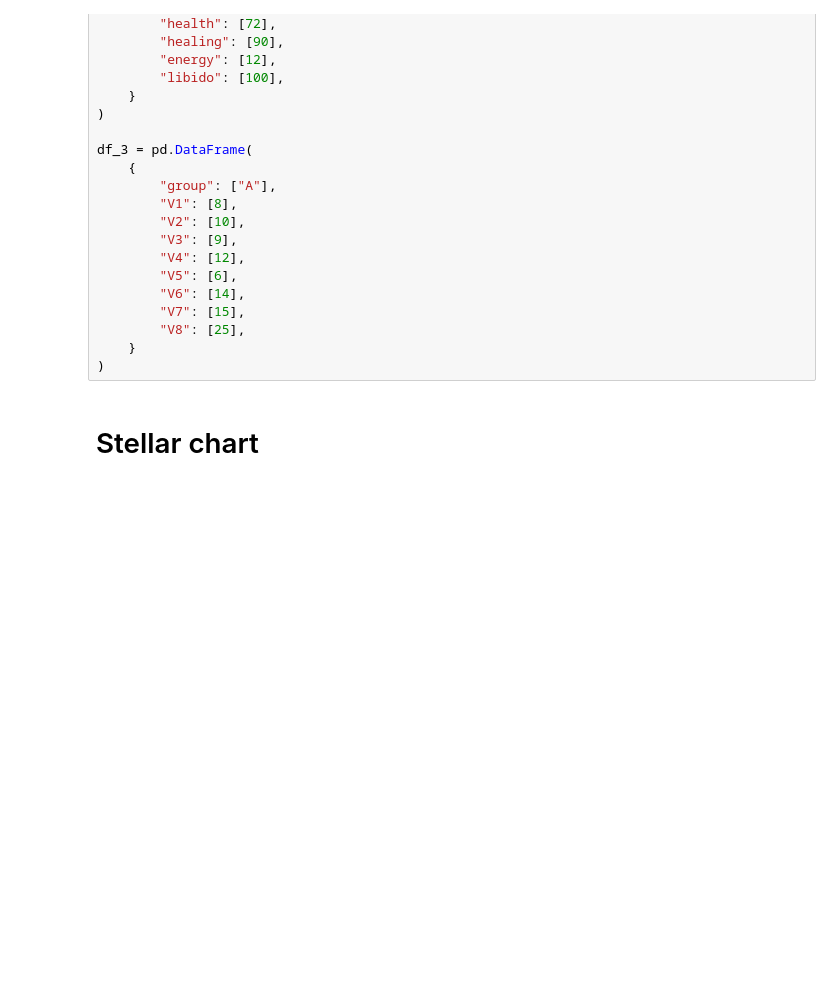
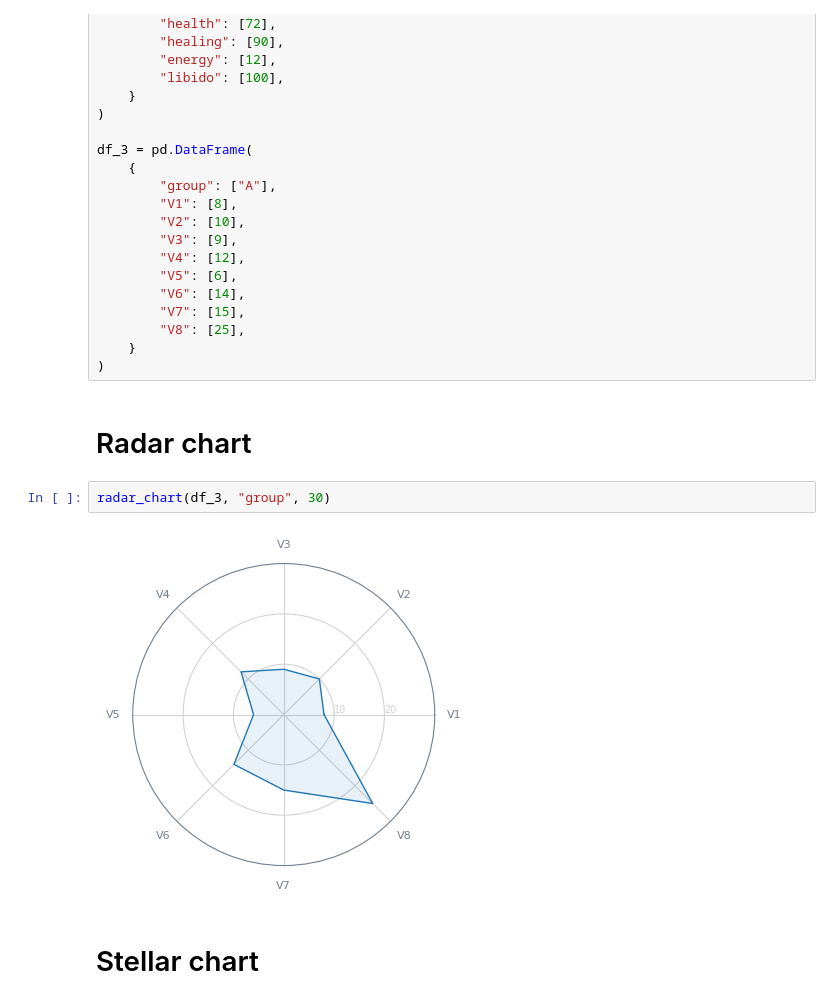
Before and after one commit to joaopalmeiro/datavis-python-playground, a Jupyter notebook: mpl-stellar-chart/demo.ipynb, the cells around one changed output. Drawn from its saved outputs; the diff is of its cells as text; blank space fills up the shorter version.

Commit message:
Add radar chart for comparison

```diff
--- a/mpl-stellar-chart/demo.ipynb
+++ b/mpl-stellar-chart/demo.ipynb
@@ -50,6 +50,12 @@ df_3 = pd.DataFrame(
         "V8": [25],
     }
 )
+# %% [markdown]
+# Radar chart
+# %%
+radar_chart(df_3, "group", 30)
+# %% [output]
+[figure, added]
 # %% [markdown]
 # Stellar chart
 # %%
```
Also changed, not shown: parts of 1 cell of this notebook, 2 other files.
